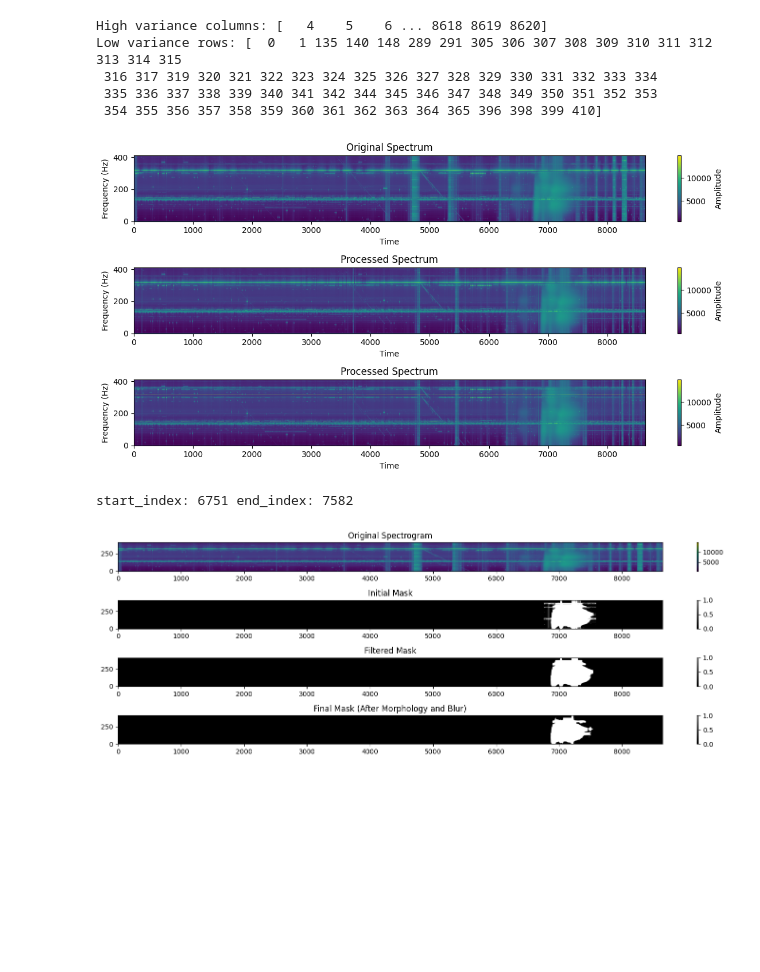
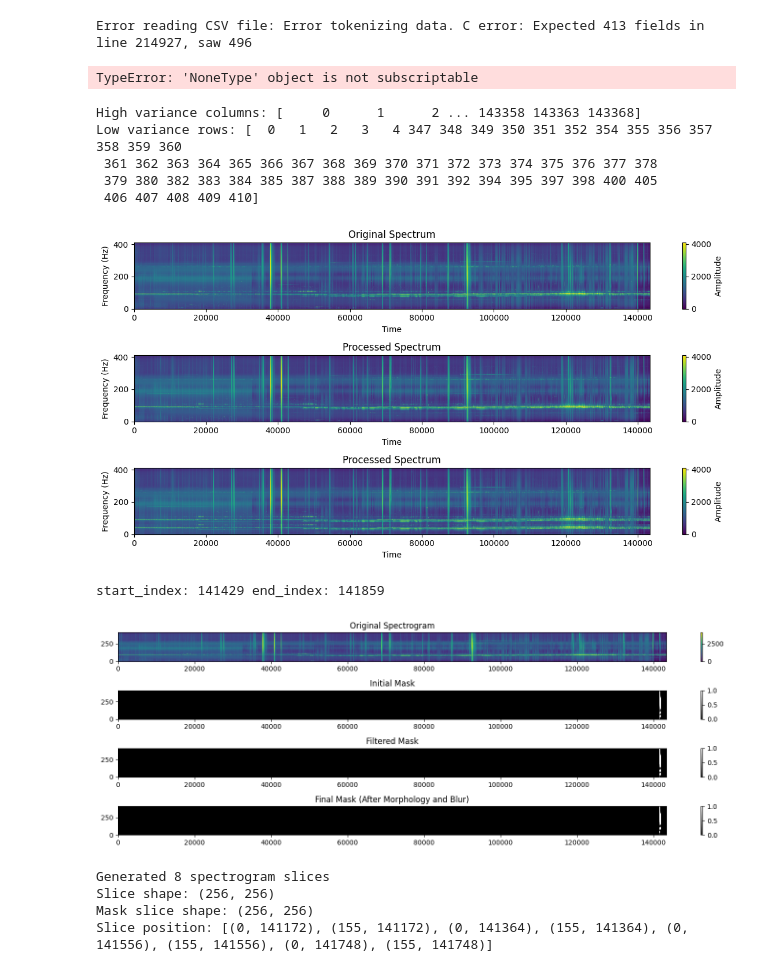
Before and after one commit to Kasper-Heliophysics-MDP/TransferLearning_CNN, a Jupyter notebook: radburst_tl/data_preprocessing/data_slicing.ipynb, the cells around one changed output. Drawn from its saved outputs; the diff is of its cells as text; code cells hidden in the pictures; blank space fills up the shorter version.

```diff
--- a/radburst_tl/data_preprocessing/data_slicing.ipynb
+++ b/radburst_tl/data_preprocessing/data_slicing.ipynb
@@ -2,7 +2,7 @@
 import pandas as pd
 import matplotlib.pyplot as plt
 from read_csv_file import read_csv_file
-file_path = '/Users/remiliascarlet/Desktop/MDP/transfer_learning/burst_data/csv/240330182002-PeachMountian.csv'
+file_path = '/Users/remiliascarlet/Desktop/MDP/transfer_learning/burst_data/csv/240420131240-Skyline High School.csv'
 # %%
 df = read_csv_file(file_path)
 # if df is not None:
@@ -17,57 +17,61 @@ data = df.iloc[:, 2:]
 # print("Times:\n", times.head())
 # print("Frequency (Hz):\n", frequency)
 # print("Data:\n", data.head())
+# %% [output]
+Error reading CSV file: Error tokenizing data. C error: Expected 413 fields in line 214927, saw 496
+TypeError: 'NoneType' object is not subscriptable
 # %%
 from data_denoise import remove_horizontal_noise, remove_vertical_noise
 
 remove_horizontal_data = remove_horizontal_noise(data)
 removed_data = remove_vertical_noise(remove_horizontal_data)
 # removed_data = remove_horizontal_data
 
 plt.figure(figsize=(12, 6))
 
 plt.subplot(3, 1, 1)
-plt.imshow(data.T, aspect='auto', origin='lower', cmap='viridis')
+plt.imshow(data.T[::-1], aspect='auto', origin='lower', cmap='viridis')
 plt.title('Original Spectrum')
 plt.xlabel('Time')
 plt.ylabel('Frequency (Hz)')
 plt.colorbar(label='Amplitude')
 
 plt.subplot(3, 1, 2)
-plt.imshow(remove_horizontal_data.T, aspect='auto', origin='lower', cmap='viridis')
+plt.imshow(remove_horizontal_data.T[::-1], aspect='auto', origin='lower', cmap='viridis')
 plt.title('Processed Spectrum')
 plt.xlabel('Time')
 plt.ylabel('Frequency (Hz)')
 plt.colorbar(label='Amplitude')
 
 plt.subplot(3, 1, 3)
-plt.imshow(removed_data.T, aspect='auto', origin='lower', cmap='viridis')
+plt.imshow(removed_data.T[::-1], aspect='auto', origin='lower', cmap='viridis')
 plt.title('Processed Spectrum')
 plt.xlabel('Time')
 plt.ylabel('Frequency (Hz)')
 plt.colorbar(label='Amplitude')
 
 plt.tight_layout()
 plt.show()
 # %% [output]
-High variance columns: [   4    5    6 ... 8618 8619 8620]
-Low variance rows: [  0   1 135 140 148 289 291 305 306 307 308 309 310 311 312 313 314 315
- 316 317 319 320 321 322 323 324 325 326 327 328 329 330 331 332 333 334
- 335 336 337 338 339 340 341 342 344 345 346 347 348 349 350 351 352 353
- 354 355 356 357 358 359 360 361 362 363 364 365 396 398 399 410]
+High variance columns: [     0      1      2 ... 143358 143363 143368]
+Low variance rows: [  0   1   2   3   4 347 348 349 350 351 352 354 355 356 357 358 359 360
+ 361 362 363 364 365 366 367 368 369 370 371 372 373 374 375 376 377 378
+ 379 380 382 383 384 385 387 388 389 390 391 392 394 395 397 398 400 405
+ 406 407 408 409 410]
-[figure, old version]
+[figure, new version]
 # %%
 from data_label import time_to_column_indices, create_srb_mask, apply_morphological_operations, blur, apply_rolling_median_filter, intersect_srb_masks
 
-start_time_str = '18:31:17' # Replace with the actual onset time of your data
-end_time_str = '18:32:40' # Replace with the actual offset time of your data
+start_time_str = '19:25:05' # Replace with the actual onset time of your data
+end_time_str = '19:25:48' # Replace with the actual offset time of your data
 
 start_index, end_index = time_to_column_indices(times, start_time_str, end_time_str)
 print("start_index:", start_index, "end_index:", end_index)
 
-initial_mask = create_srb_mask(removed_data, start_index, end_index)
+# initial_mask = create_srb_mask(data, start_index, end_index, pct_threshold=25)
+initial_mask = create_srb_mask(removed_data, start_index, end_index, pct_threshold=25)
 morph_mask = apply_morphological_operations(initial_mask, erosion_radius=5, dilation_radius=10, operation_sequence=['erode', 'dilate'])
-filtered_mask = apply_rolling_median_filter(morph_mask, window_size=3)
+filtered_mask = apply_rolling_median_filter(morph_mask, window_size=5)
 # final_mask = blur(morph_mask, blur_filter_shape=(5, 5))
 
 undeniosed_mask = create_srb_mask(data, start_index, end_index)
@@ -80,22 +84,22 @@ final_mask = intersect_srb_masks(filtered_mask, undeniosed_filtered_mask)
 plt.figure(figsize=(15, 5))
 
 plt.subplot(4, 1, 1)
-plt.imshow(data.T, aspect='auto', cmap='viridis', origin='lower')
+plt.imshow(data.T[::-1], aspect='auto', cmap='viridis', origin='lower')
 plt.title('Original Spectrogram')
 plt.colorbar()
 
 plt.subplot(4, 1, 2)
-plt.imshow(initial_mask.T, aspect='auto', cmap='gray', origin='lower')
+plt.imshow(initial_mask.T[::-1], aspect='auto', cmap='gray', origin='lower')
 plt.title('Initial Mask')
 plt.colorbar()
 
 plt.subplot(4, 1, 3)
-plt.imshow(filtered_mask.T, aspect='auto', cmap='gray', origin='lower')
+plt.imshow(filtered_mask.T[::-1], aspect='auto', cmap='gray', origin='lower')
 plt.title('Filtered Mask')
 plt.colorbar()
 
 plt.subplot(4, 1, 4)
-plt.imshow(final_mask.T, aspect='auto', cmap='gray', origin='lower')
+plt.imshow(final_mask.T[::-1], aspect='auto', cmap='gray', origin='lower')
 plt.title('Final Mask (After Morphology and Blur)')
 plt.colorbar()
 
@@ -106,6 +110,36 @@ plt.show()
 using_data = remove_horizontal_data
 using_mask = filtered_mask
 # %% [output]
-start_index: 6751 end_index: 7582
+start_index: 141429 end_index: 141859
-[figure, old version]
+[figure, new version]
+# %%
+# Data Slicing
+
+from data_slicing import SpectrogramSlicer
+
+# Initialize the slicer
+slicer = SpectrogramSlicer(target_size=(256, 256), overlap_ratio=0.25, random_offset=False)
+
+# Slice the spectrogram and mask
+# Note: 'times' is the array of timestamps, 'using_data' is the spectrogram data, and 'using_mask' is the mask data
+slices, mask_slices, positions = slicer.slice_spectrogram_time_range(
+    spectrogram=using_data.T[::-1],
+    time_array=times,
+    start_time_str=start_time_str,
+    end_time_str=end_time_str,
+    mask=using_mask.T[::-1],
+    time_padding=0.2,
+    is_training=False  # Set to False for deterministic slicing
+)
+
+# Output slice information
+print(f"Generated {len(slices)} spectrogram slices")
+print(f"Slice shape: {slices[0].shape}")
+print(f"Mask slice shape: {mask_slices[0].shape}")
+print(f"Slice position: {positions}")
+# %% [output]
+Generated 8 spectrogram slices
+Slice shape: (256, 256)
+Mask slice shape: (256, 256)
+Slice position: [(0, 141172), (155, 141172), (0, 141364), (155, 141364), (0, 141556), (155, 141556), (0, 141748), (155, 141748)]
 # %%
```
Also changed, not shown: parts of 2 cells of this notebook, 2 other files.
